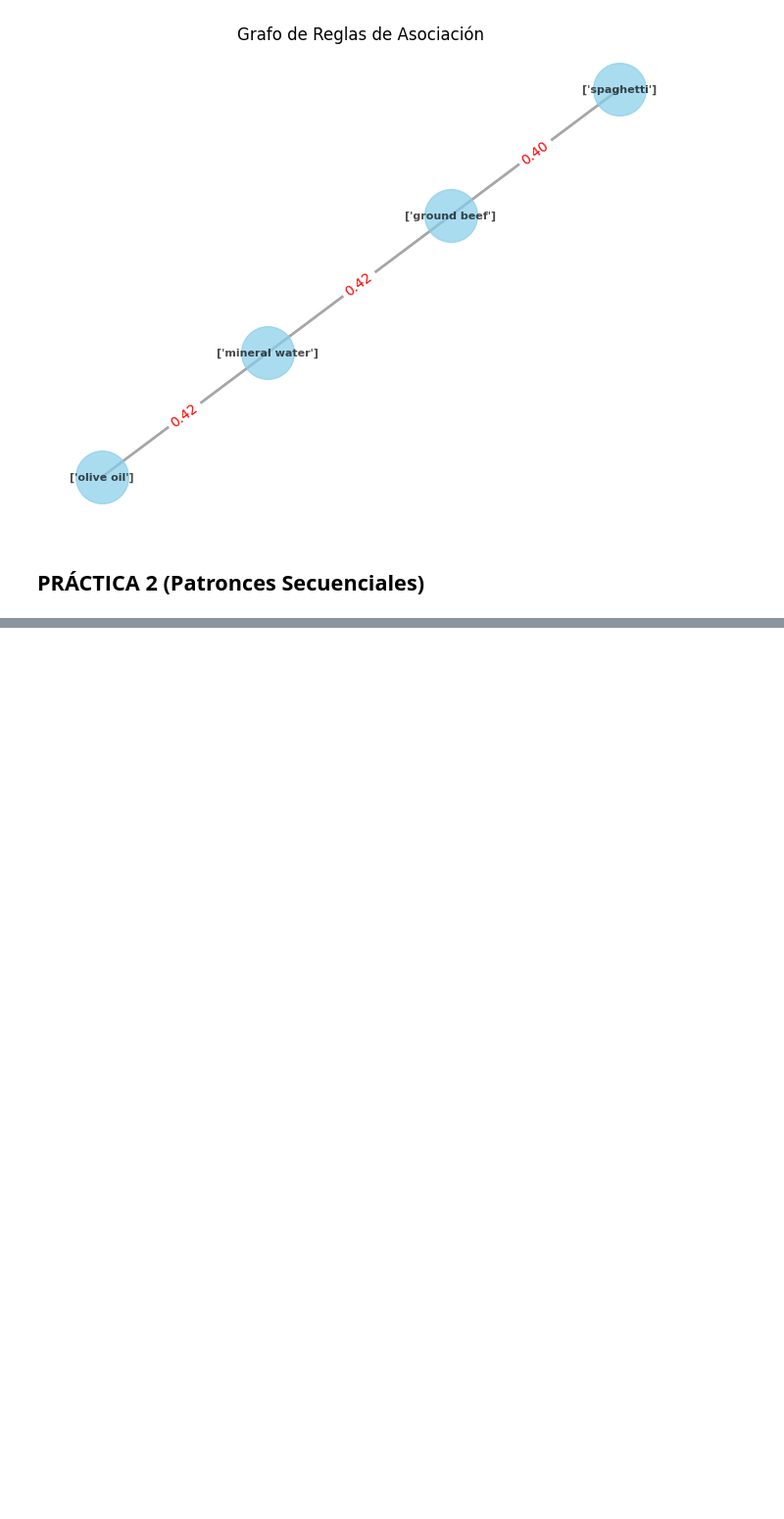
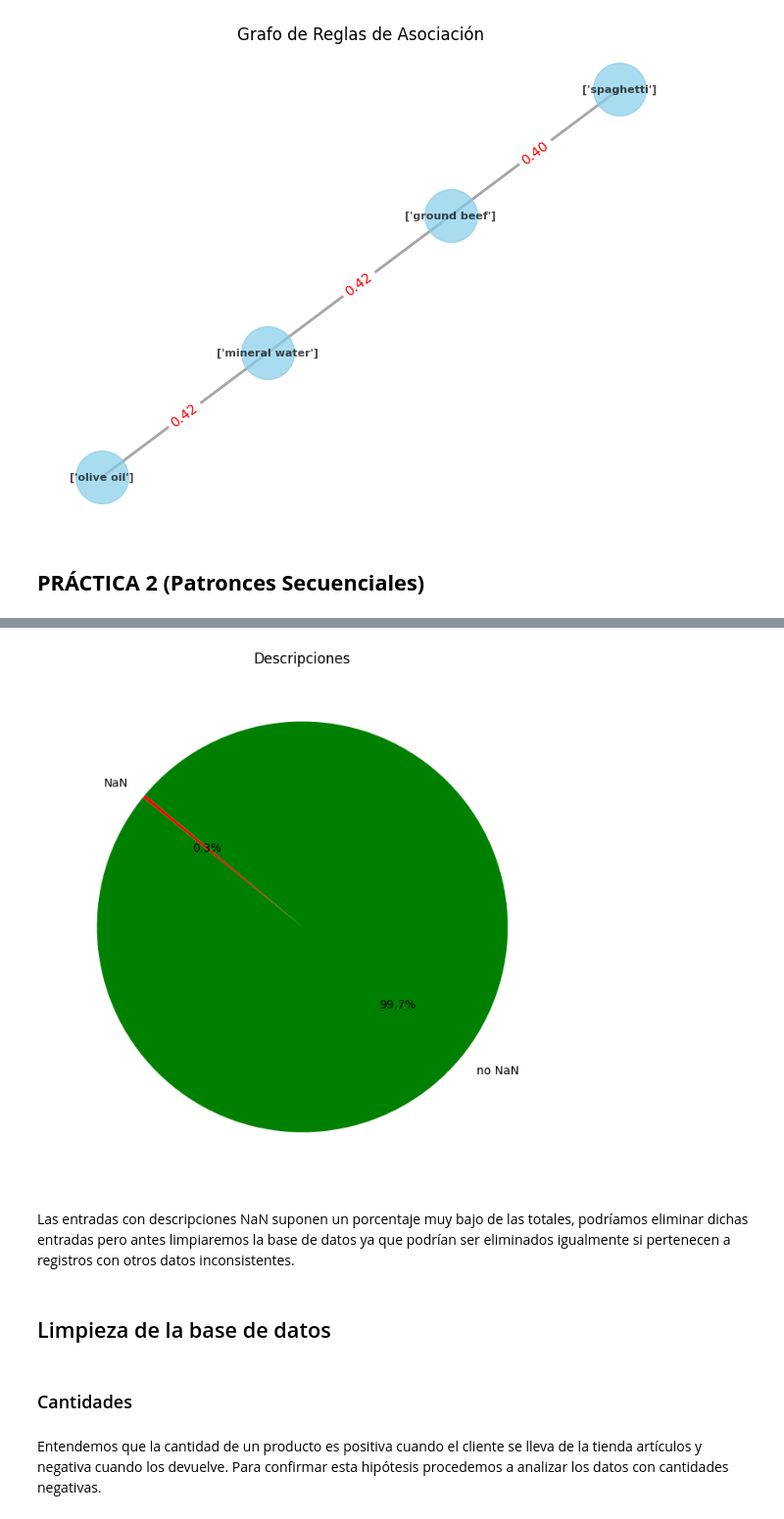
Before and after one commit to CeliaDiazSanchez/Data-Mining, a Jupyter notebook: LAB02.ipynb, the cells around one changed output, grey strips where cells are left out. Shown at 98% size. Saved outputs shown, nothing was run; the diff lists cells and outputs as text; code cells hidden in the pictures; blank space fills up the shorter version.

```diff
--- a/LAB02.ipynb
+++ b/LAB02.ipynb
@@ -604,0 +632,4 @@ See https://numpy.org/devdocs/release/1.25.0-notes.html and the docs for more in
+# %%
+df = pd.read_excel('Online Retail.xlsx')
+
+df.head(3)
@@ -604,0 +887,28 @@ See https://numpy.org/devdocs/release/1.25.0-notes.html and the docs for more in
+# %%
+conteo_nans = df['Description'].isna().sum()
+conteo_no_nans = len(df) - conteo_nans
+# %%
+import matplotlib.pyplot as plt
+
+sizes = [conteo_nans, conteo_no_nans]
+labels = ['NaN','no NaN']
+
+# Crear un gráfico circular
+plt.figure(figsize=(8, 8))
+plt.pie(sizes, labels=labels, autopct='%1.1f%%',colors=['red','green'], startangle=140)
+
+# Añadir título
+plt.title('Descripciones')
+
+# Mostrar el gráfico
+plt.show()
+# %% [output]
+[figure, added]
+# %% [markdown]
+Las entradas con descripciones NaN suponen un porcentaje muy bajo de las totales, podríamos eliminar dichas entradas pero antes limpiaremos la base de datos ya que podrían ser eliminados igualmente si pertenecen a registros con otros datos inconsistentes.
+# %% [markdown]
+## Limpieza de la base de datos
+# %% [markdown]
+### Cantidades
+# %% [markdown]
+Entendemos que la cantidad de un producto es positiva cuando el cliente se lleva de la tienda artículos y negativa cuando los devuelve. Para confirmar esta hipótesis procedemos a analizar los datos con cantidades negativas.
```
Also changed, not shown: parts of 121 cells of this notebook.
